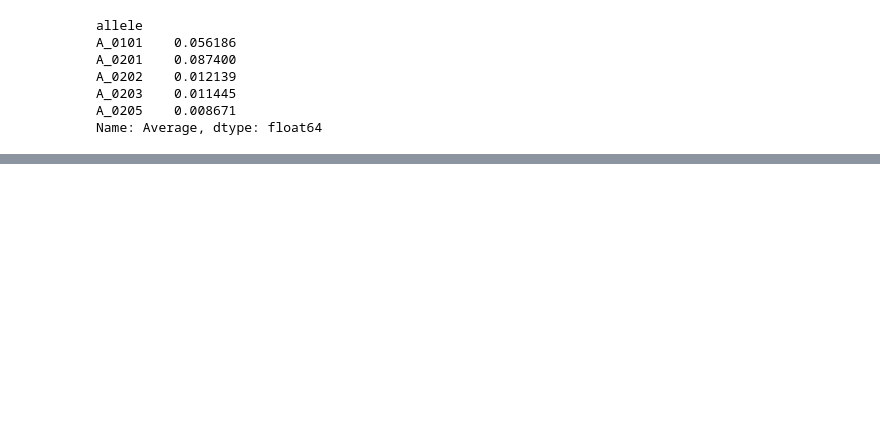
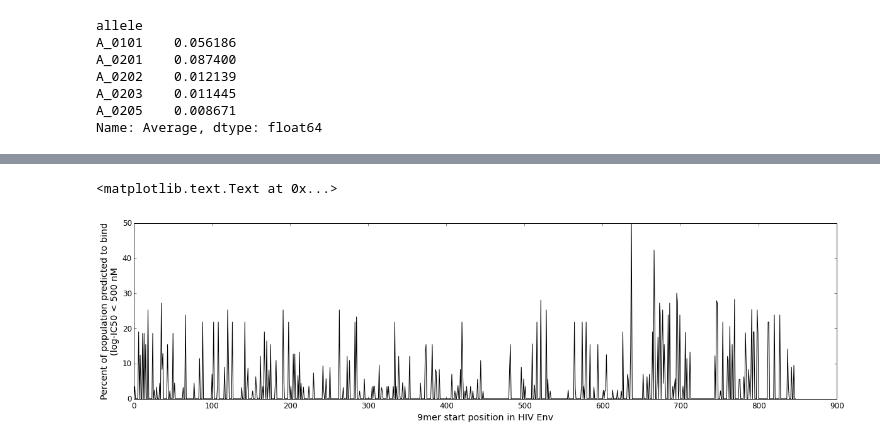
Before and after one commit to agartland/notebooks, a Jupyter notebook: epitope_hotspot.ipynb, the cells around one changed output, grey strips where cells are left out. Drawn from its saved outputs; the diff is of its cells as text; code cells hidden in the pictures; blank space fills up the shorter version.

```diff
--- a/epitope_hotspot.ipynb
+++ b/epitope_hotspot.ipynb
@@ -140,0 +182,25 @@ title('Plot of binders (True = 1 = white; False = 0 = black)')
+# %%
+"""Compute percent of population binding each 9mer based on HLA allele frequencies."""
+hfreq = array([hlaFreq.Average[h] for h in uHLAs])
+hlaBindingFreq = binders * tile(hfreq[None,:],(binders.shape[0],1))
+
+"""Need to compute phenotypic frequency separately for HLA-A and HLA-B alleles"""
+locusFreq = zeros((2,binders.shape[0]))
+for loci,locus in enumerate('AB'):
+    """Index to slice only the alleles for each locus at a time"""
+    locusInd = [i for i,h in enumerate(uHLAs) if h[0]==locus]
+    tmpFreq = hlaBindingFreq[:,locusInd].sum(axis=1)
+    locusFreq[loci,:] = tmpFreq**2 + 2*tmpFreq*(1-tmpFreq)
+"""Compute density based on the probability of having either an HLA-A or HLA-B allele that binds (or both)"""
+hlaBindingDensity = locusFreq[0,:]*locusFreq[1,:] + locusFreq[0,:]*(1-locusFreq[1,:]) + locusFreq[1,:]*(1-locusFreq[0,:])
+
+"""Convert to units of percent"""
+hlaBindingDensity = 100*hlaBindingDensity
+
+figure(figsize=(20,5))
+plot(arange(len(hlaBindingDensity)),hlaBindingDensity,'-')
+xlabel('9mer start position in HIV Env')
+ylabel('Percent of population predicted to bind\n(log-IC50 < 500 nM')
+# %% [output]
+<matplotlib.text.Text at 0x...>
+[figure, added]
```
Also changed, not shown: parts of 18 cells of this notebook.
